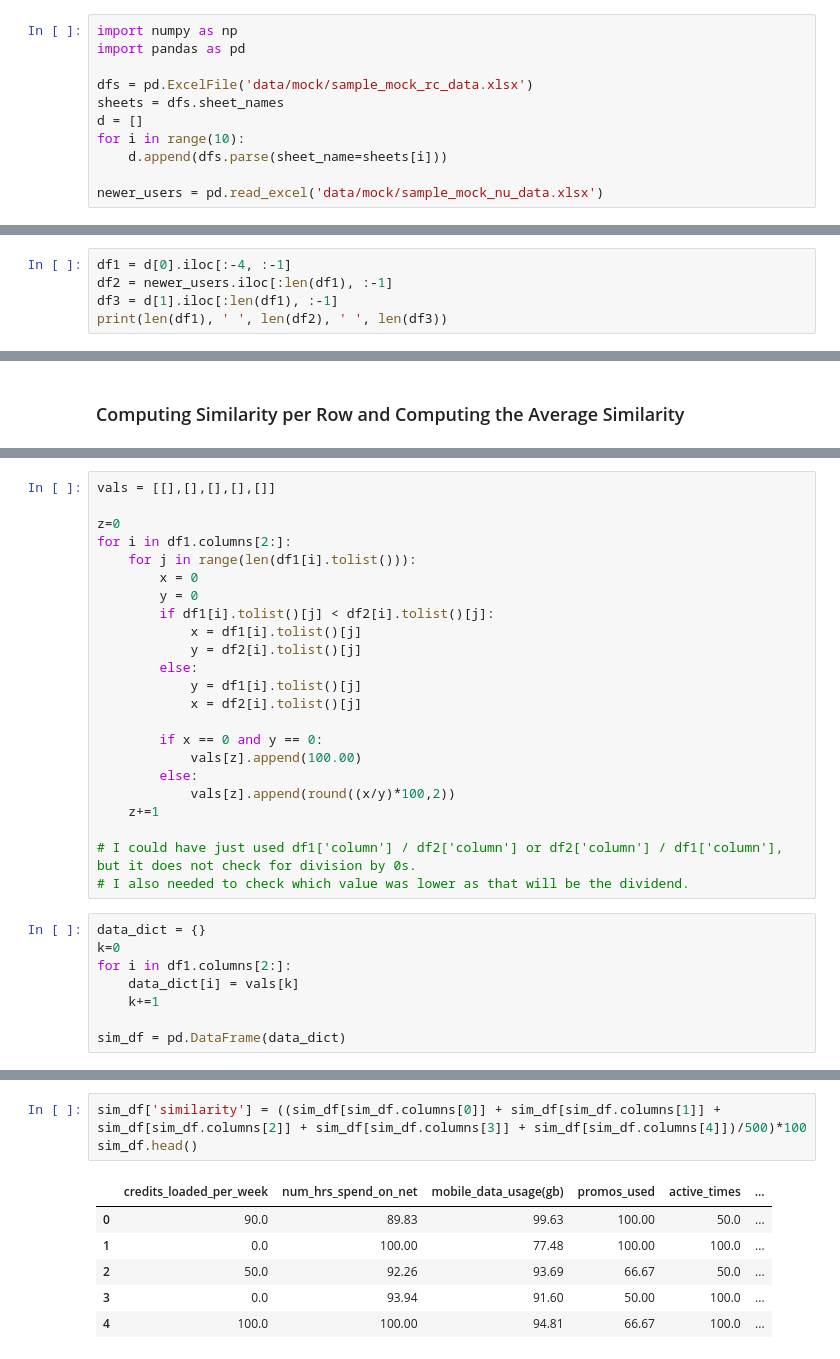
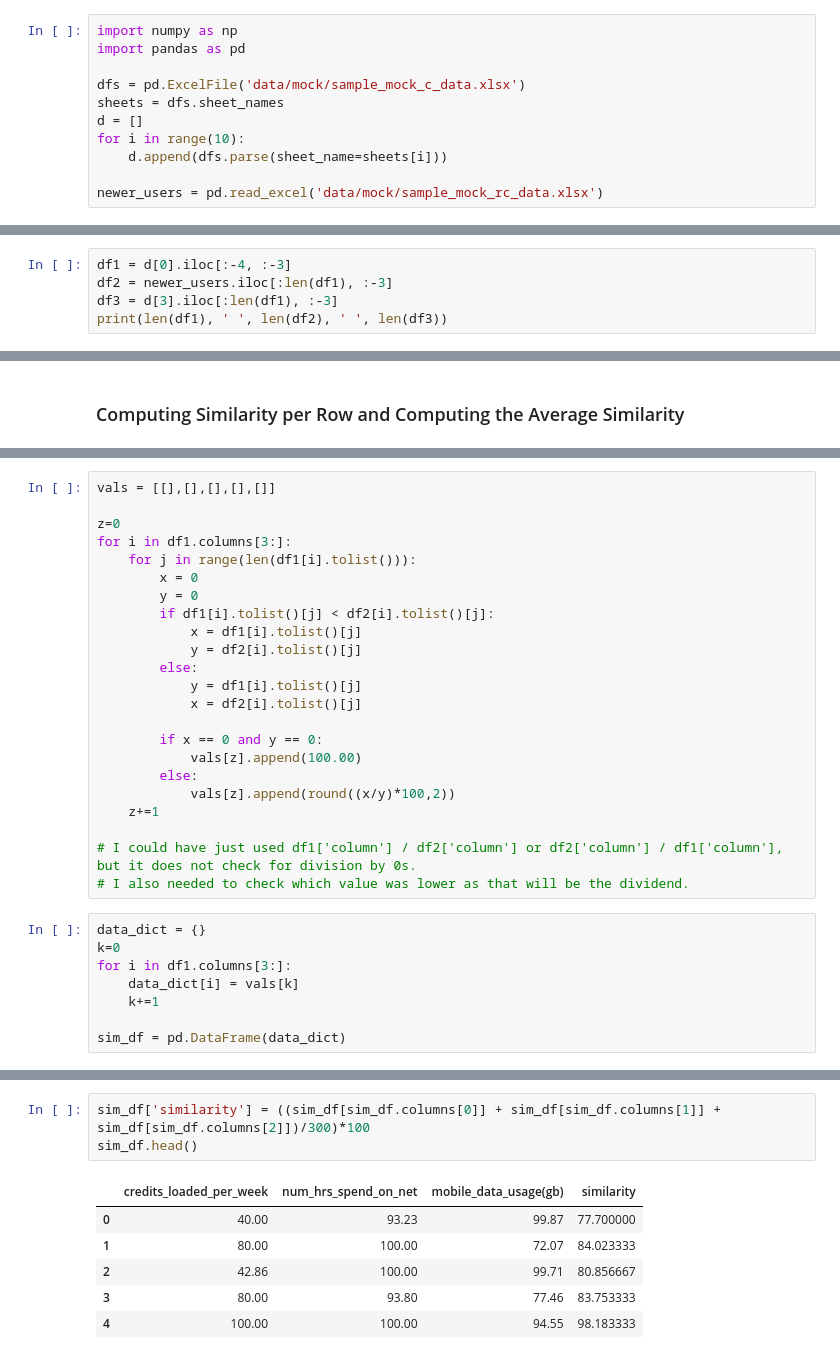
Before and after one commit to rjPajaro/Pattern-Recognition-Projects, a Jupyter notebook: churn-data-analysis/rc-analysis-demo.ipynb, the cells around one changed output, grey strips where cells are left out. Cells and saved outputs as stored; diff of their text form.

```diff
--- a/churn-data-analysis/rc-analysis-demo.ipynb
+++ b/churn-data-analysis/rc-analysis-demo.ipynb
@@ -6,13 +11,13 @@ Loading the churner data and data of the newer/more recent users
 import numpy as np
 import pandas as pd
 
-dfs = pd.ExcelFile('data/mock/sample_mock_rc_data.xlsx')
+dfs = pd.ExcelFile('data/mock/sample_mock_c_data.xlsx')
 sheets = dfs.sheet_names
 d = []
 for i in range(10):
     d.append(dfs.parse(sheet_name=sheets[i]))
 
-newer_users = pd.read_excel('data/mock/sample_mock_nu_data.xlsx')
+newer_users = pd.read_excel('data/mock/sample_mock_rc_data.xlsx')
 # %%
 d[0].head()
 # %% [output]
@@ -38,7 +43,7 @@ def Euclidean_Dist(df1, df2, cols=d[0].columns[2:-1]):
     return (np.linalg.norm(df1[cols].values - df2[cols].values, axis=1))
 # %%
-df1 = d[0].iloc[:-4, :-1]
-df2 = newer_users.iloc[:len(df1), :-1]
-df3 = d[1].iloc[:len(df1), :-1]
+df1 = d[0].iloc[:-4, :-3]
+df2 = newer_users.iloc[:len(df1), :-3]
+df3 = d[3].iloc[:len(df1), :-3]
 print(len(df1), ' ', len(df2), ' ', len(df3))
 # %% [output]
@@ -153,7 +196,7 @@ df2.head(3)
 vals = [[],[],[],[],[]]
 
 z=0
-for i in df1.columns[2:]:
+for i in df1.columns[3:]:
     for j in range(len(df1[i].tolist())):
         x = 0
         y = 0
@@ -175,7 +218,7 @@ for i in df1.columns[2:]:
 # %%
 data_dict = {}
 k=0
-for i in df1.columns[2:]:
+for i in df1.columns[3:]:
     data_dict[i] = vals[k]
     k+=1
 
@@ -192,13 +235,13 @@ sim_df.head()
 # %%
-sim_df['similarity'] = ((sim_df[sim_df.columns[0]] + sim_df[sim_df.columns[1]] + sim_df[sim_df.columns[2]] + sim_df[sim_df.columns[3]] + sim_df[sim_df.columns[4]])/500)*100
+sim_df['similarity'] = ((sim_df[sim_df.columns[0]] + sim_df[sim_df.columns[1]] + sim_df[sim_df.columns[2]])/300)*100
 sim_df.head()
 # %% [output]
-|  | credits_loaded_per_week | num_hrs_spend_on_net | mobile_data_usage(gb) | promos_used | active_times | ... |
-| 0 | 90.0 | 89.83 | 99.63 | 100.00 | 50.0 | ... |
-| 1 | 0.0 | 100.00 | 77.48 | 100.00 | 100.0 | ... |
-| 2 | 50.0 | 92.26 | 93.69 | 66.67 | 50.0 | ... |
-| 3 | 0.0 | 93.94 | 91.60 | 50.00 | 100.0 | ... |
-| 4 | 100.0 | 100.00 | 94.81 | 66.67 | 100.0 | ... |
+|  | credits_loaded_per_week | num_hrs_spend_on_net | mobile_data_usage(gb) | similarity |
+| 0 | 40.00 | 93.23 | 99.87 | 77.700000 |
+| 1 | 80.00 | 100.00 | 72.07 | 84.023333 |
+| 2 | 42.86 | 100.00 | 99.71 | 80.856667 |
+| 3 | 80.00 | 93.80 | 77.46 | 83.753333 |
+| 4 | 100.00 | 100.00 | 94.55 | 98.183333 |
 # %%
 sim_df['similarity'].mean()
 # %% [output]
```
Also changed, not shown: parts of 31 cells of this notebook, 4 other files.
